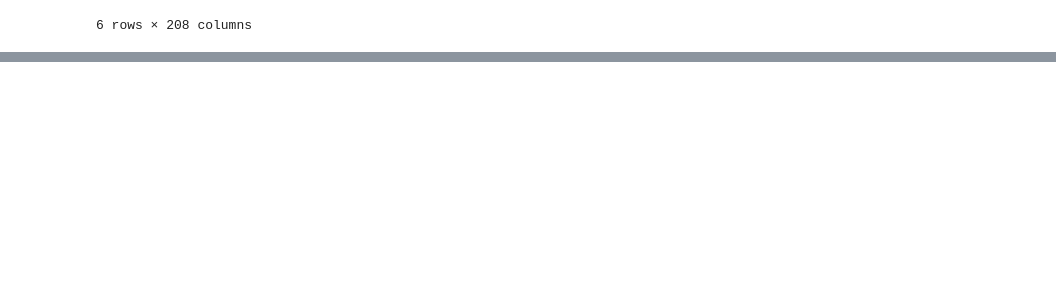
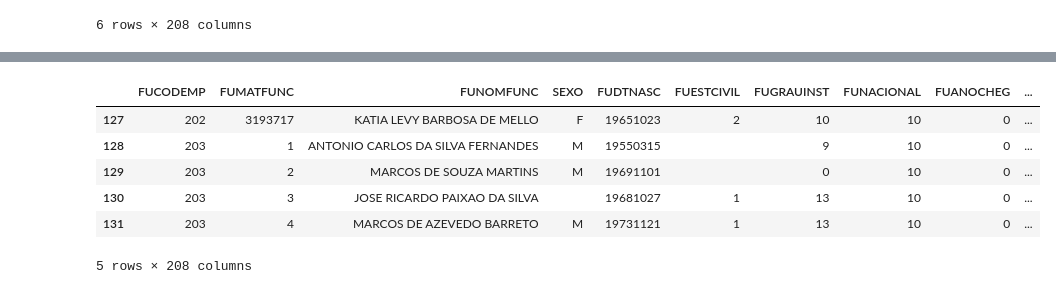
Before and after one commit to MacFernand/Python, a Jupyter notebook: Aula_3.ipynb, the cells around one changed output, grey strips where cells are left out. Saved outputs shown, nothing was run; the diff lists cells and outputs as text; code cells hidden in the pictures; blank space fills up the shorter version.

```diff
--- a/Aula_3.ipynb
+++ b/Aula_3.ipynb
@@ -325,0 +362,12 @@ df_func.sort_values(by='FUCODSITU').tail(6)
+# %%
+# Rename columns
+
+df_func.rename(columns = {"FUCODSITU":"SITUACAO","FUSEXFUNC":"SEXO"}).tail()
+# %% [output]
+|  | FUCODEMP | FUMATFUNC | FUNOMFUNC | SEXO | FUDTNASC | FUESTCIVIL | FUGRAUINST | FUNACIONAL | FUANOCHEG | ... |
+| 127 | 202 | 3193717 | KATIA LEVY BARBOSA DE MELLO | F | 19651023 | 2 | 10 | 10 | 0 | ... |
+| 128 | 203 | 1 | ANTONIO CARLOS DA SILVA FERNANDES | M | 19550315 |  | 9 | 10 | 0 | ... |
+| 129 | 203 | 2 | MARCOS DE SOUZA MARTINS | M | 19691101 |  | 0 | 10 | 0 | ... |
+| 130 | 203 | 3 | JOSE RICARDO PAIXAO DA SILVA |  | 19681027 | 1 | 13 | 10 | 0 | ... |
+| 131 | 203 | 4 | MARCOS DE AZEVEDO BARRETO | M | 19731121 | 1 | 13 | 10 | 0 | ... |
+5 rows × 208 columns
```
Also changed, not shown: parts of 2 cells of this notebook.
